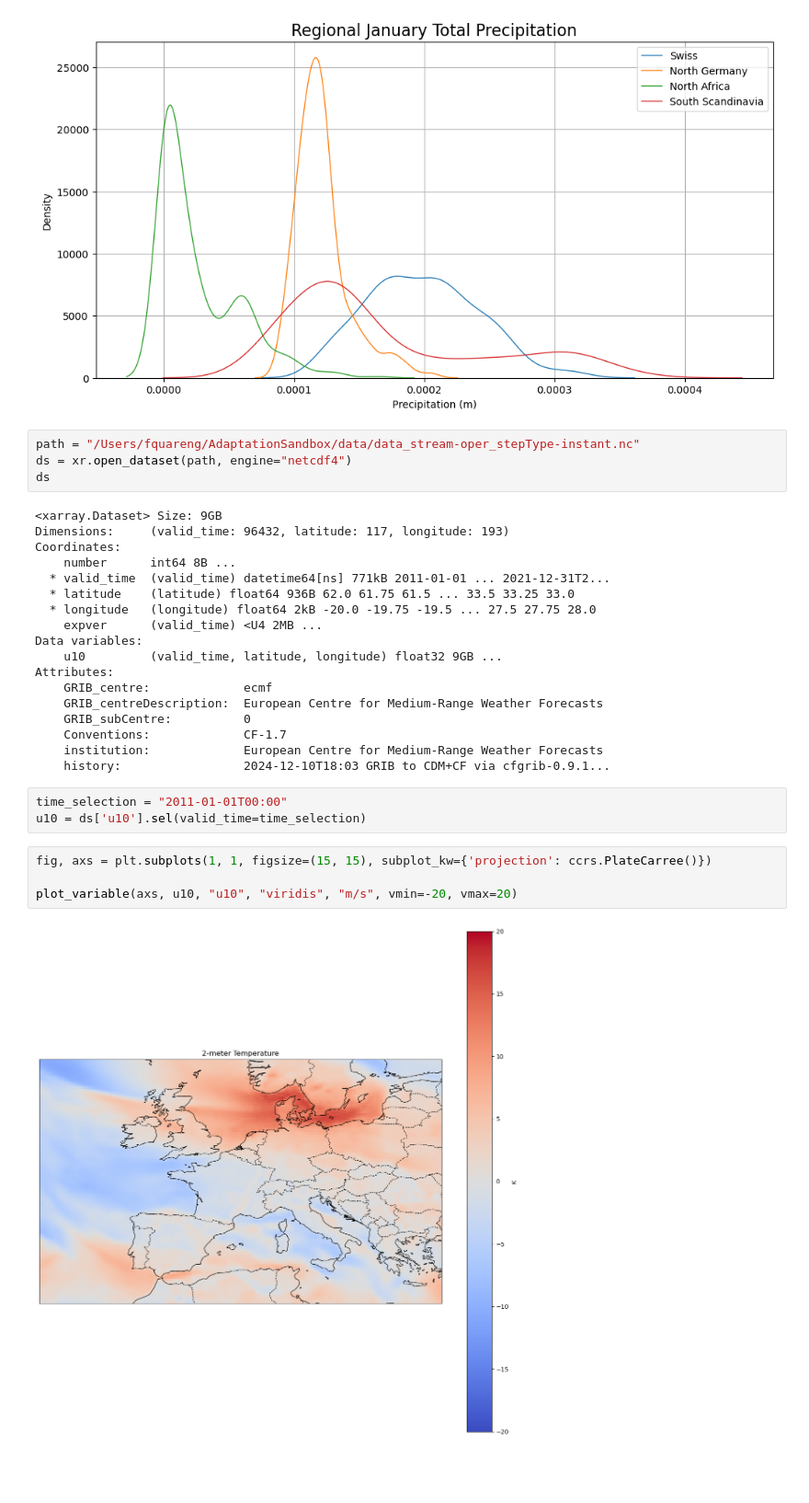
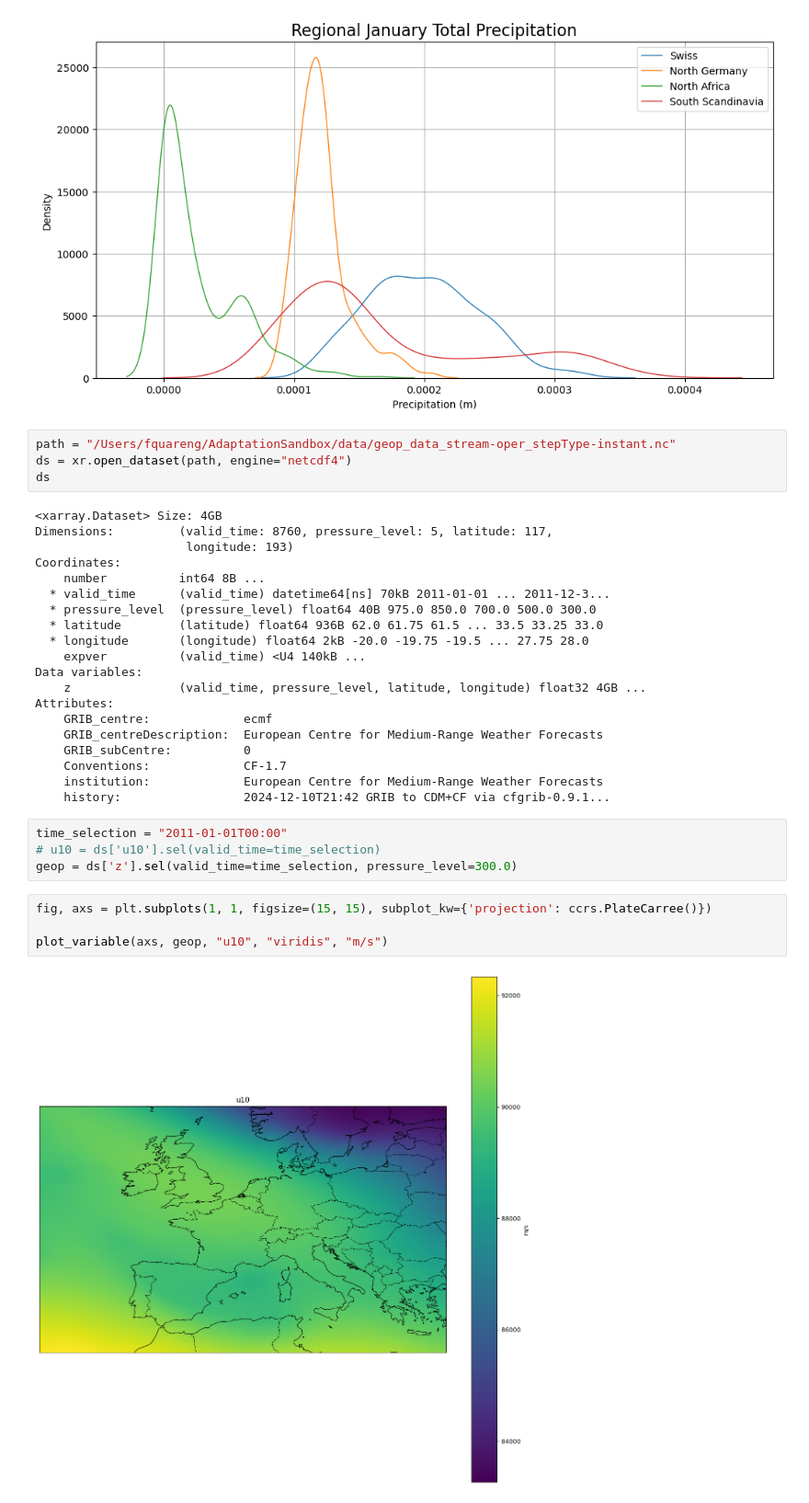
Before and after one commit to fquaren/AdaptationSandbox, a Jupyter notebook: notebooks/data_analysis.ipynb, the cells around one changed output. Shown: that part at 92% size. Saved outputs shown, nothing was run; the diff lists cells and outputs as text; blank space fills up the shorter version.

Commit message:
estimation file size for vars on pressure levels

```diff
--- a/notebooks/data_analysis.ipynb
+++ b/notebooks/data_analysis.ipynb
@@ -243,33 +243,36 @@ plt.show()
 # %% [output]
 [figure]
 # %%
-path = "/Users/fquareng/AdaptationSandbox/data/data_stream-oper_stepType-instant.nc"
+path = "/Users/fquareng/AdaptationSandbox/data/geop_data_stream-oper_stepType-instant.nc"
 ds = xr.open_dataset(path, engine="netcdf4")
 ds
 # %% [output]
-<xarray.Dataset> Size: 9GB
-Dimensions:     (valid_time: 96432, latitude: 117, longitude: 193)
+<xarray.Dataset> Size: 4GB
+Dimensions:         (valid_time: 8760, pressure_level: 5, latitude: 117,
+                     longitude: 193)
 Coordinates:
-    number      int64 8B ...
-  * valid_time  (valid_time) datetime64[ns] 771kB 2011-01-01 ... 2021-12-31T2...
-  * latitude    (latitude) float64 936B 62.0 61.75 61.5 ... 33.5 33.25 33.0
-  * longitude   (longitude) float64 2kB -20.0 -19.75 -19.5 ... 27.5 27.75 28.0
-    expver      (valid_time) <U4 2MB ...
+    number          int64 8B ...
+  * valid_time      (valid_time) datetime64[ns] 70kB 2011-01-01 ... 2011-12-3...
+  * pressure_level  (pressure_level) float64 40B 975.0 850.0 700.0 500.0 300.0
+  * latitude        (latitude) float64 936B 62.0 61.75 61.5 ... 33.5 33.25 33.0
+  * longitude       (longitude) float64 2kB -20.0 -19.75 -19.5 ... 27.75 28.0
+    expver          (valid_time) <U4 140kB ...
 Data variables:
-    u10         (valid_time, latitude, longitude) float32 9GB ...
+    z               (valid_time, pressure_level, latitude, longitude) float32 4GB ...
 Attributes:
     GRIB_centre:             ecmf
     GRIB_centreDescription:  European Centre for Medium-Range Weather Forecasts
     GRIB_subCentre:          0
     Conventions:             CF-1.7
     institution:             European Centre for Medium-Range Weather Forecasts
-    history:                 2024-12-10T18:03 GRIB to CDM+CF via cfgrib-0.9.1...
+    history:                 2024-12-10T21:42 GRIB to CDM+CF via cfgrib-0.9.1...
 # %%
 time_selection = "2011-01-01T00:00"
-u10 = ds['u10'].sel(valid_time=time_selection)
+# u10 = ds['u10'].sel(valid_time=time_selection)
+geop = ds['z'].sel(valid_time=time_selection, pressure_level=300.0)
 # %%
 fig, axs = plt.subplots(1, 1, figsize=(15, 15), subplot_kw={'projection': ccrs.PlateCarree()})
 
-plot_variable(axs, u10, "u10", "viridis", "m/s", vmin=-20, vmax=20)
+plot_variable(axs, geop, "u10", "viridis", "m/s")
 # %% [output]
-[figure, old version]
+[figure, new version]
```
Also changed, not shown: 2 other files.
